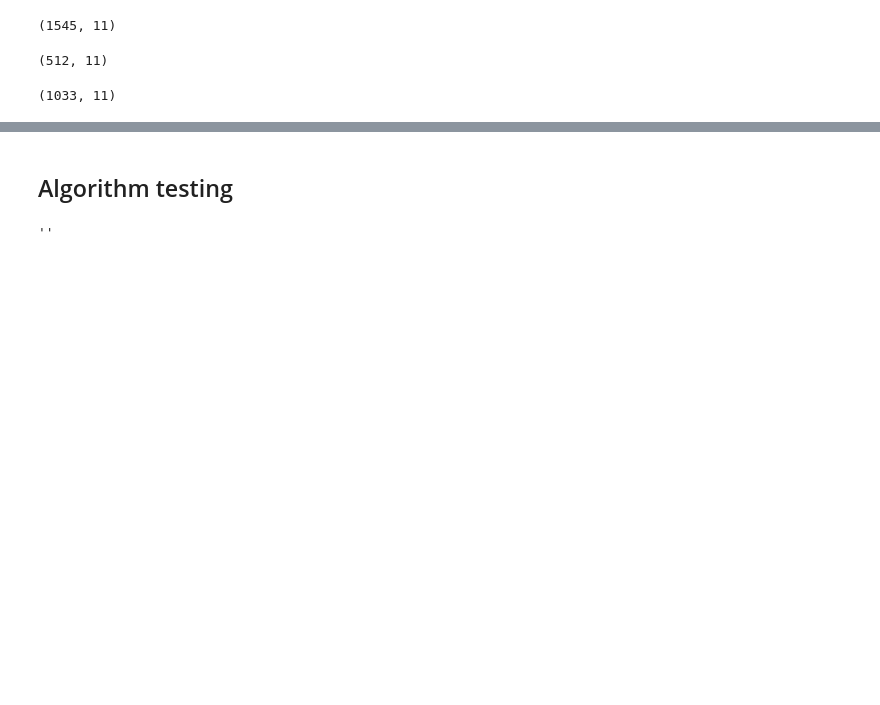
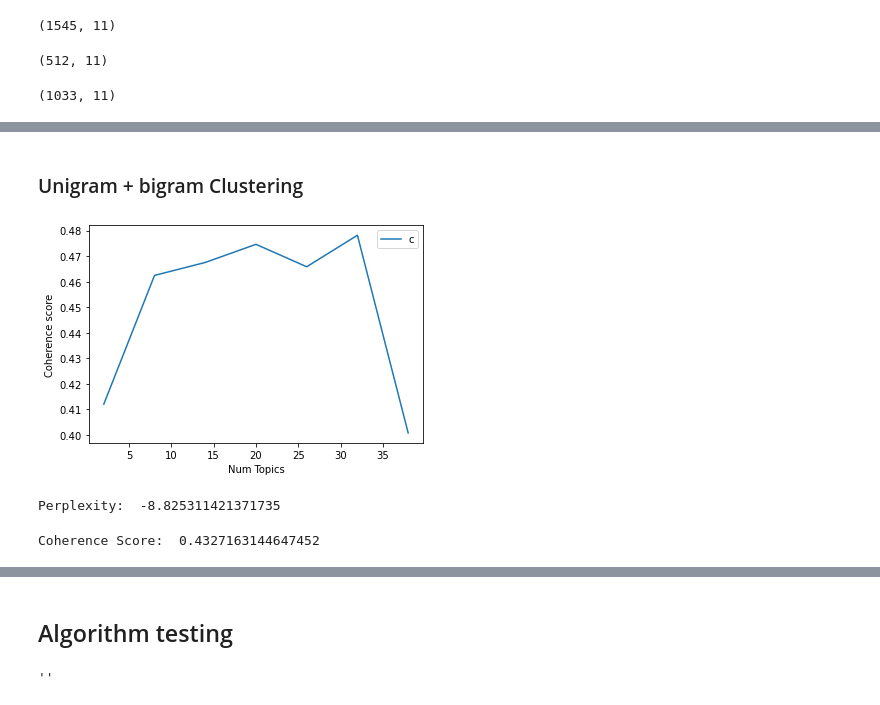
Before and after one commit to jzdscience/Cord19_abstractive_summarization, a Jupyter notebook: cord_data.ipynb, the cells around one changed output, grey strips where cells are left out. Saved outputs shown, nothing was run; the diff lists cells and outputs as text; code cells hidden in the pictures; blank space fills up the shorter version.

```diff
--- a/cord_data.ipynb
+++ b/cord_data.ipynb
@@ -423,0 +564,31 @@ train_df.to_csv(output_path / 'train_dataset.csv', index=False)
+# %% [markdown]
+### Unigram + bigram Clustering
+# %%
+LDA_data =train_df['abstract_tokens_clean']
+
+
+bigram = Phrases(LDA_data, min_count=2)
+for idx in range(len(LDA_data)):
+    for token in bigram[LDA_data[idx]]:
+        if '_' in token:
+            # Token is a bigram, add to document.
+            LDA_data[idx].append(token)
+
+# Reformatting tokens for LDA
+
+## this clean numbers out
+def sent_to_words(sentences):
+    for sentence in sentences:
+        yield(gensim.utils.simple_preprocess(str(sentence), deacc=True))  # deacc=True removes punctuations
+
+
+# construct token list
+texts = list(sent_to_words(LDA_data))
+
+# create dictionary
+dictionary = corpora.Dictionary(texts)
+
+dict(list(dictionary.token2id.items())[0:10])
+
+## create corpus for LDA
+corpus = [dictionary.doc2bow(item) for item in texts]
@@ -423,0 +638,17 @@ train_df.to_csv(output_path / 'train_dataset.csv', index=False)
+# %%
+# Can take a long time to run.
+model_list, coherence_values = compute_coherence_values(dictionary=dictionary, corpus=corpus, texts=texts, start=2, limit=40, step=6)
+# Show graph
+# %%
+# Show graph
+limit=40; start=2; step=6;
+x = range(start, limit, step)
+plt.plot(x, coherence_values)
+plt.xlabel("Num Topics")
+plt.ylabel("Coherence score")
+plt.legend(("coherence_values"), loc='best')
+plt.show()
+
+## looks like 20 topic is best
+# %% [output]
+[figure, added]
@@ -423,0 +666,11 @@ train_df.to_csv(output_path / 'train_dataset.csv', index=False)
+# %%
+print('\nPerplexity: ', lda_model.log_perplexity(corpus))  # a measure of how good the model is. lower the better.
+# %% [output]
+Perplexity:  -8.825311421371735
+# %%
+# Compute Coherence Score
+coherence_model_lda = CoherenceModel(model=lda_model, texts=texts, dictionary=dictionary, coherence='c_v')
+coherence_lda = coherence_model_lda.get_coherence()
+print('\nCoherence Score: ', coherence_lda)
+# %% [output]
+Coherence Score:  0.4327163144647452
```
Also changed, not shown: parts of 79 cells of this notebook.
